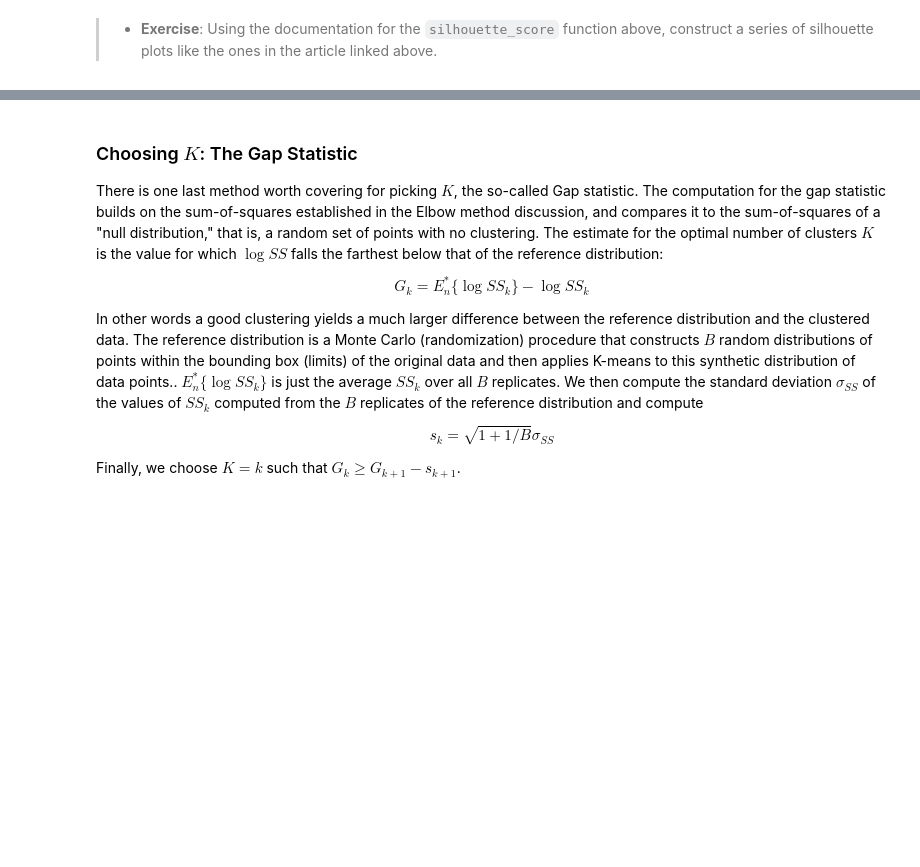
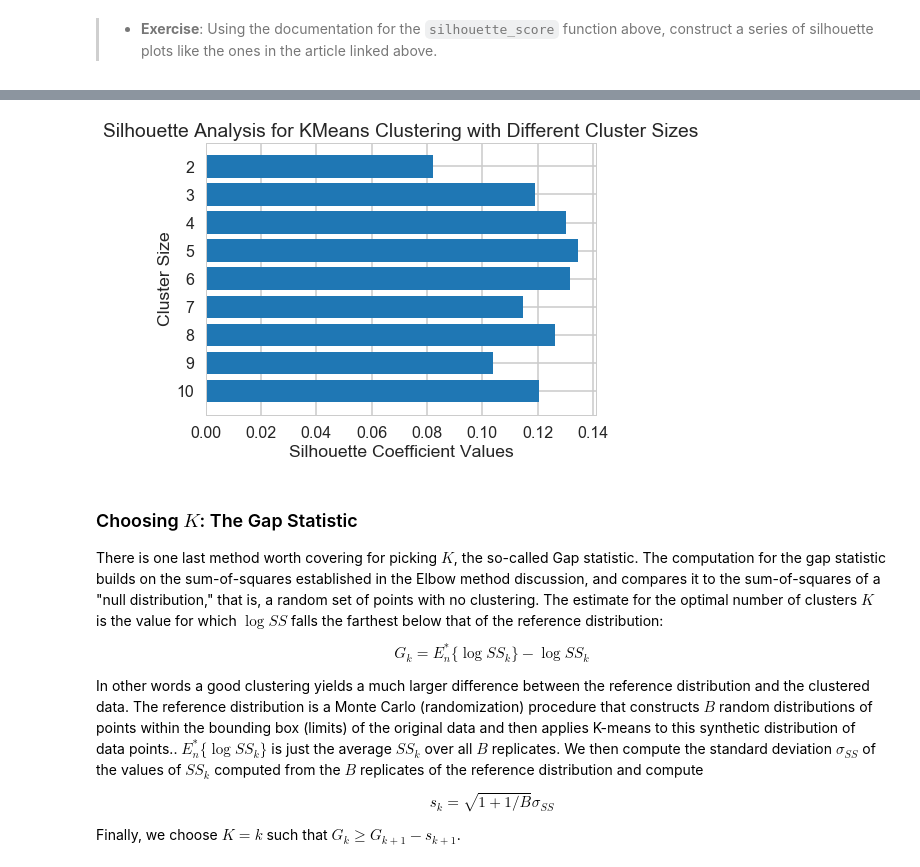
Before and after one commit to karlphillip/DataScience, a Jupyter notebook: Smaller Projects/clustering_customer_segmentation_ml/Mini_Project_Clustering.ipynb, the cells around one changed output, grey strips where cells are left out. Cells and saved outputs as stored; diff of their text form; code cells hidden in the pictures; blank space fills up the shorter version.

```diff
--- a/Smaller Projects/clustering_customer_segmentation_ml/Mini_Project_Clustering.ipynb
+++ b/Smaller Projects/clustering_customer_segmentation_ml/Mini_Project_Clustering.ipynb
@@ -277,3 +344,43 @@ sscore_vector = []
+# %%
+# karl
+def plot_silhouette(n_clusters_vec, silhouette_score_data):
+    fig, ax1 = plt.subplots(1, 1)
+    fig.set_size_inches(7, 5)
+
+    ax1.barh(n_clusters_vec, silhouette_score_data)
+
+    ax1.set_yticks(n_clusters_vec)
+    ax1.set_yticklabels(n_clusters_vec)
+    ax1.invert_yaxis()  # labels read top-to-bottom
+    ax1.set_xlabel("Silhouette Coefficient Values")
+    ax1.set_ylabel("Cluster Size")
+
+    ax1.set_title('Silhouette Analysis for KMeans Clustering with Different Cluster Sizes')
+    plt.show()
+# %%
+matrix_df = get_matrix()
+
+k_data = []
+score_data = []
+
+# apply a new KMeans() for each k value in k_vector
+k_vector = range(2, 11)
+for k in k_vector:
+    model = KMeans(n_clusters=k)
+    labels = model.fit_predict(matrix_df)
+
+    # compute silhouette score for ALL samples
+    s_score_avg = silhouette_score(matrix_df, labels)
+#     print('>>> With n_clusters =', k, ', the avg silhouette score is:', s_score_avg)
+
+    k_data.append(k)
+    score_data.append(s_score_avg)
+
+# print('k_data=', k_data)
+# print('score_data=', score_data)
+plot_silhouette(k_vector, score_data)
+# %% [output]
+[figure, added]
 # %% [markdown]
 ### Choosing $K$: The Gap Statistic
 
```
Also changed, not shown: parts of 20 cells of this notebook.
